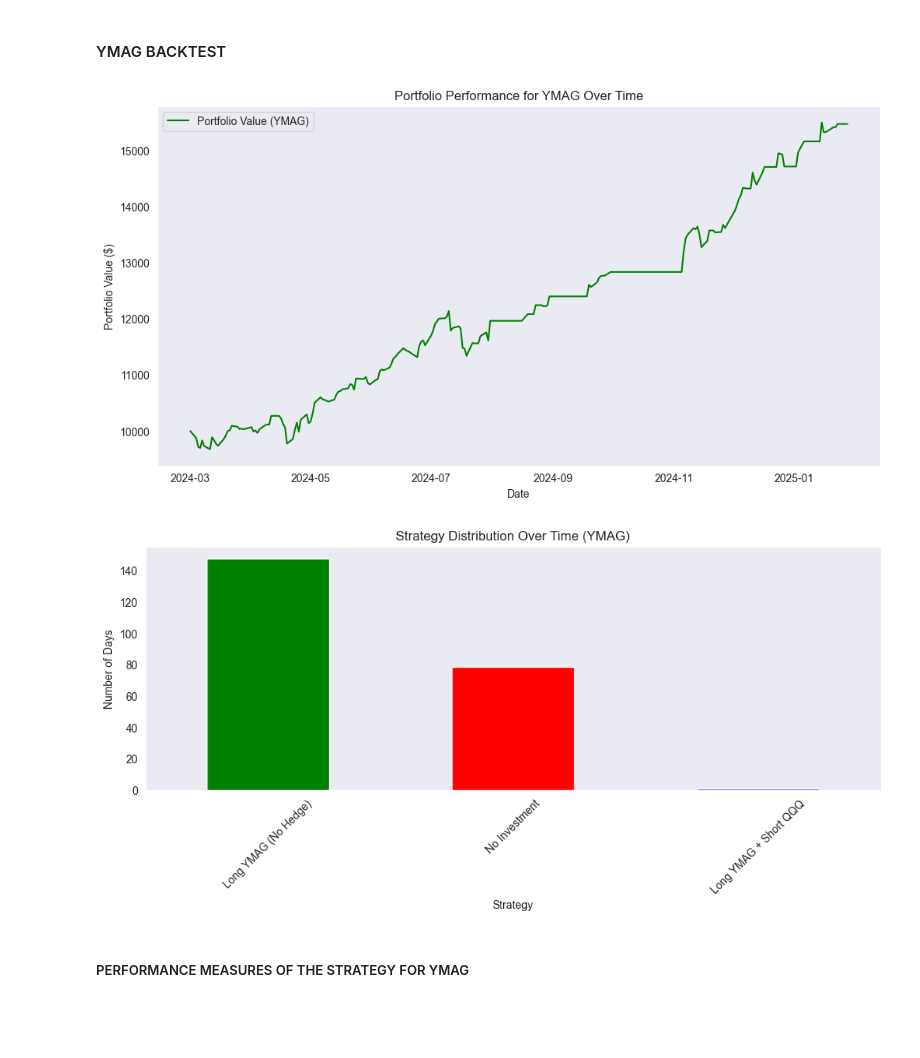
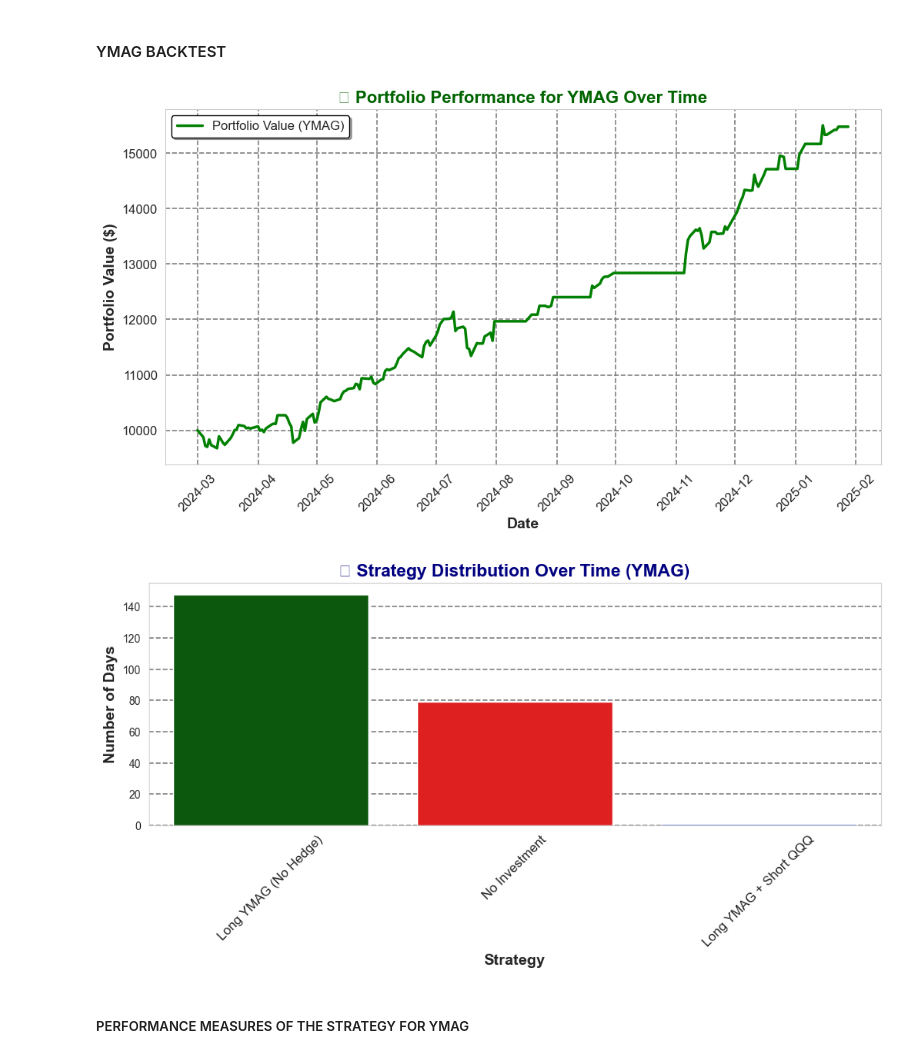
Before and after one commit to BensonMunene/Ratios-Strategy-App, a Jupyter notebook: Codes/Backtesting Code.ipynb, the cells around one changed output. Drawn from its saved outputs; the diff is of its cells as text; code cells hidden in the pictures; blank space fills up the shorter version.

```diff
--- a/Codes/Backtesting Code.ipynb
+++ b/Codes/Backtesting Code.ipynb
@@ -610,30 +636,60 @@ for i in range(1, len(ymag_df)):
 
     elif strategy == "No Investment":
         ymag_df.loc[i, "Portfolio_Value"] = prev_value  # Stay in cash
-
-
-# Plot Portfolio Performance for YMAG
-plt.figure(figsize=(12, 6))
-plt.plot(ymag_df["Date"], ymag_df["Portfolio_Value"], label="Portfolio Value (YMAG)", color="green")
-plt.xlabel("Date")
-plt.ylabel("Portfolio Value ($)")
-plt.title("Portfolio Performance for YMAG Over Time")
-plt.legend()
-plt.grid()
-plt.show()
-
-# Plot Strategy Usage Over Time for YMAG
-plt.figure(figsize=(12, 4))
-ymag_df["Strategy"].value_counts().plot(kind="bar", color=["green", "red", "blue"])
-plt.xlabel("Strategy")
-plt.ylabel("Number of Days")
-plt.title("Strategy Distribution Over Time (YMAG)")
-plt.xticks(rotation=45)
-plt.grid()
-plt.show()
-# %% [output]
-[figure, removed]
-[figure, removed]
+# %%
+import seaborn as sns
+import matplotlib.pyplot as plt
+import matplotlib.dates as mdates
+
+# Set Seaborn style for a clean aesthetic
+sns.set_style("whitegrid")
+
+# 1️⃣ **Plot Portfolio Performance for YMAG**
+plt.figure(figsize=(12, 6))
+ax = sns.lineplot(x=ymag_df["Date"], y=ymag_df["Portfolio_Value"], color="green", linewidth=2.5, label="Portfolio Value (YMAG)")
+
+# Format X-axis to display months
+ax.xaxis.set_major_locator(mdates.MonthLocator())
+ax.xaxis.set_major_formatter(mdates.DateFormatter("%Y-%m"))
+
+# Improve labels and title
+plt.xlabel("Date", fontsize=14, fontweight="bold")
+plt.ylabel("Portfolio Value ($)", fontsize=14, fontweight="bold")
+plt.title("📈 Portfolio Performance for YMAG Over Time", fontsize=16, fontweight="bold", color="darkgreen")
+
+# Rotate X-axis labels for better readability
+plt.xticks(rotation=45, fontsize=12)
+plt.yticks(fontsize=12)
+
+# Add THICKER grid lines with color
+plt.grid(True, linestyle="--", linewidth=1.2, color="gray")
+
+# Add legend with improved styling
+plt.legend(fontsize=12, loc="upper left", frameon=True, shadow=True, edgecolor="black")
+
+# Show plot
+plt.show()
+
+# 2️⃣ **Plot Strategy Usage Over Time for YMAG**
+plt.figure(figsize=(12, 4))
+ax = sns.barplot(x=ymag_df["Strategy"].value_counts().index, y=ymag_df["Strategy"].value_counts().values, palette=["darkgreen", "red", "royalblue"])
+
+# Improve labels and title
+plt.xlabel("Strategy", fontsize=14, fontweight="bold")
+plt.ylabel("Number of Days", fontsize=14, fontweight="bold")
+plt.title("📊 Strategy Distribution Over Time (YMAG)", fontsize=16, fontweight="bold", color="navy")
+
+# Rotate X-axis labels for better readability
+plt.xticks(rotation=45, fontsize=12)
+
+# Add THICKER grid lines with color
+plt.grid(axis="y", linestyle="--", linewidth=1.2, color="gray")
+
+# Show plot
+plt.show()
+# %% [output]
+[figure, added]
+[figure, added]
 # %% [markdown]
 ##### PERFORMANCE MEASURES OF THE STRATEGY FOR YMAG
 # %%
```
Also changed, not shown: parts of 3 cells of this notebook, 2 other files.
